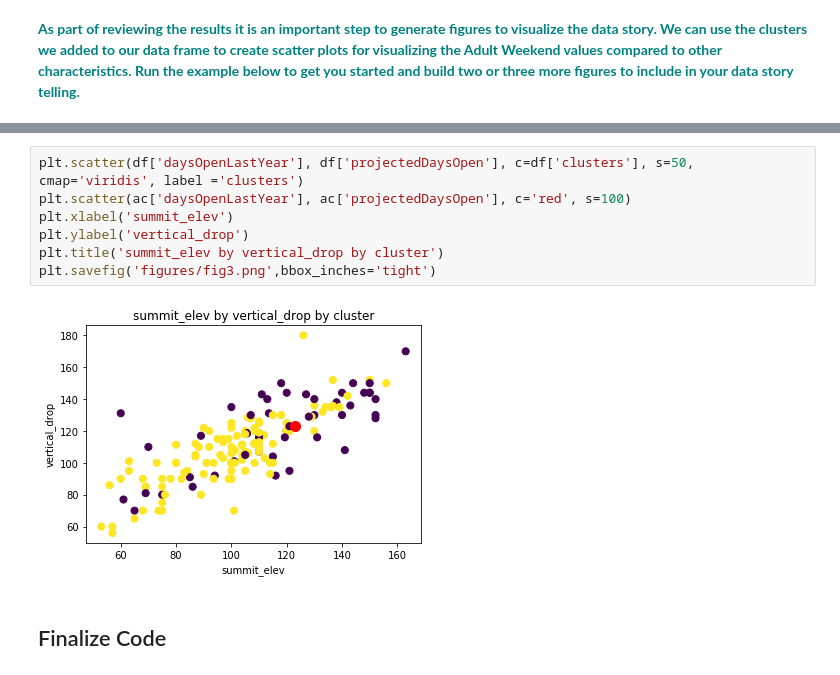
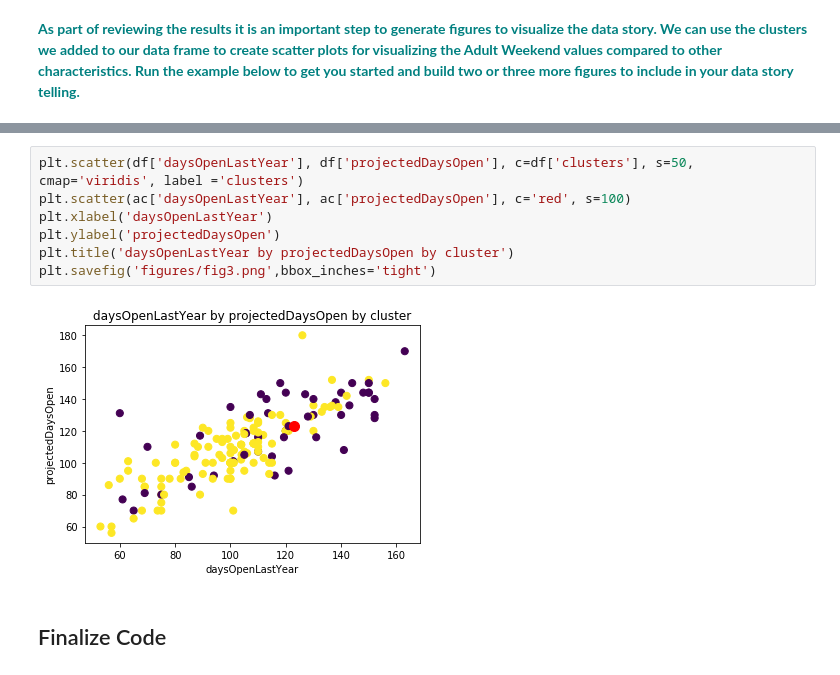
Before and after one commit to pranay-surana/Guided-Capstone, a Jupyter notebook: Notebook_stepsix.ipynb, the cells around one changed output, grey strips where cells are left out. Drawn from its saved outputs; the diff is of its cells as text.

```diff
--- a/Notebook_stepsix.ipynb
+++ b/Notebook_stepsix.ipynb
@@ -229,12 +229,12 @@ plt.savefig('figures/fig2.png',bbox_inches='tight')
 # %%
 plt.scatter(df['daysOpenLastYear'], df['projectedDaysOpen'], c=df['clusters'], s=50, cmap='viridis', label ='clusters')
 plt.scatter(ac['daysOpenLastYear'], ac['projectedDaysOpen'], c='red', s=100)
-plt.xlabel('summit_elev')
-plt.ylabel('vertical_drop')
-plt.title('summit_elev by vertical_drop by cluster')
+plt.xlabel('daysOpenLastYear')
+plt.ylabel('projectedDaysOpen')
+plt.title('daysOpenLastYear by projectedDaysOpen by cluster')
 plt.savefig('figures/fig3.png',bbox_inches='tight')
 # %% [output]
-[figure, old version]
+[figure, new version]
 # %% [markdown]
 ## Finalize Code
 # %% [markdown]
```
Also changed, not shown: parts of 2 cells of this notebook, 4 other files.
